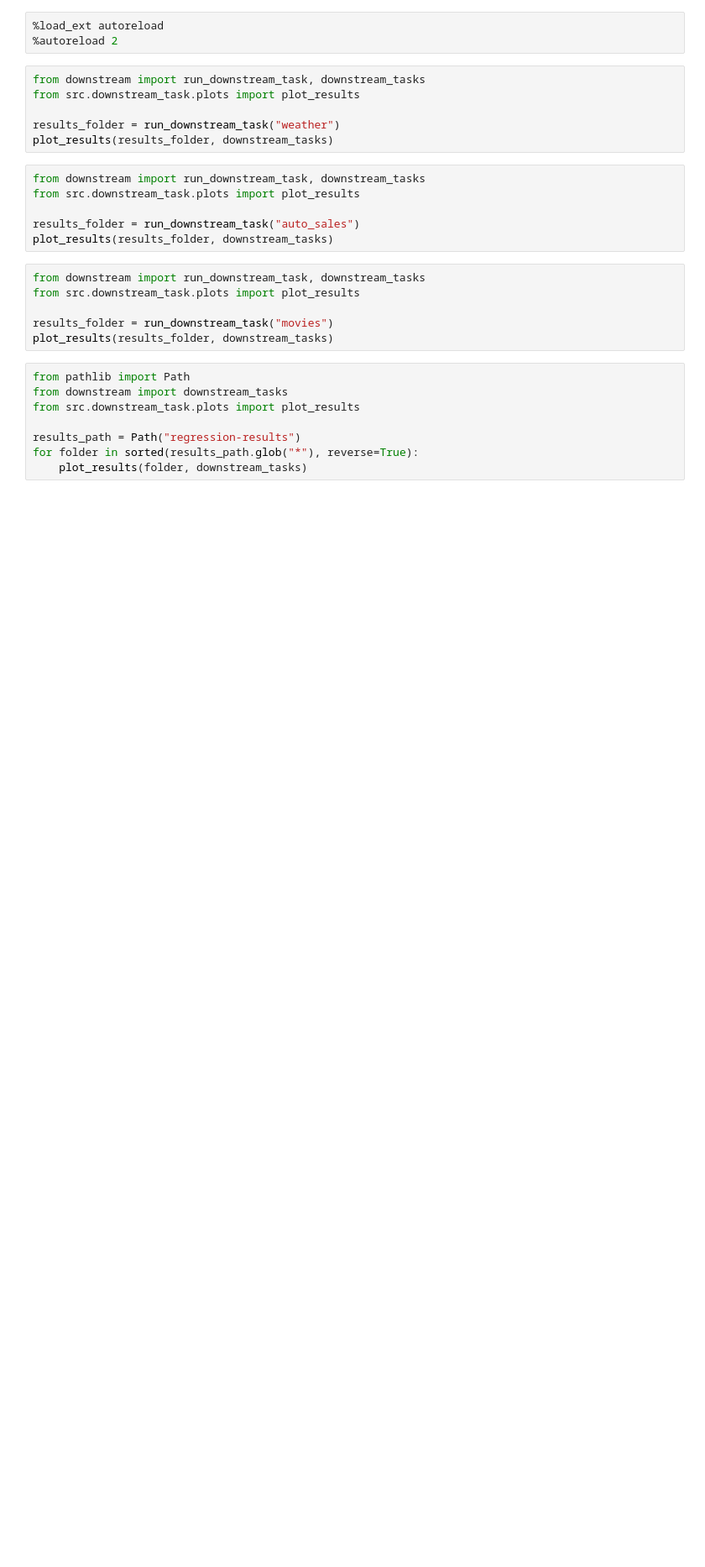
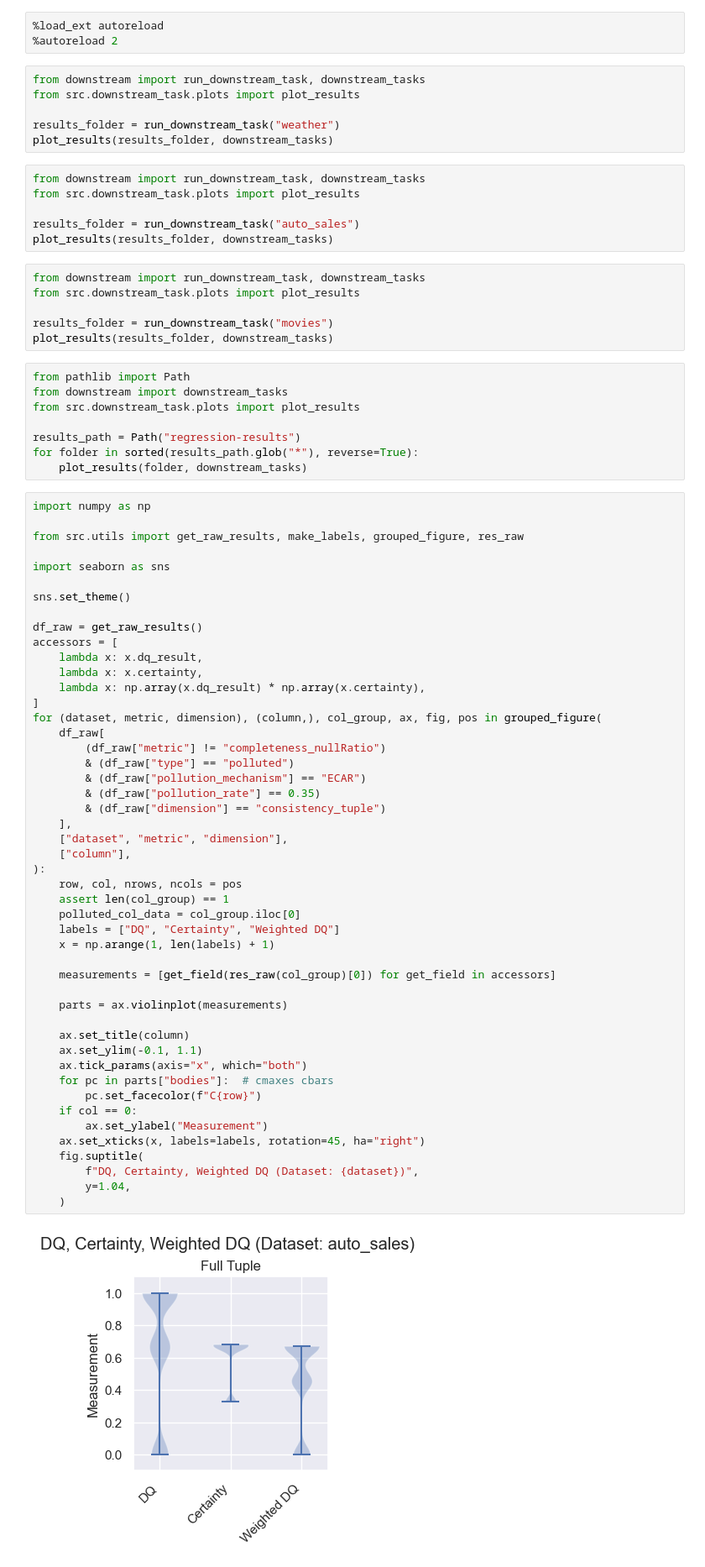
Before and after one commit to jb3rndt/ma-uncertainty-scripts, a Jupyter notebook: regression.ipynb, the cells around one changed output. Shown at 84% size. Cells and saved outputs as stored; diff of their text form; blank space fills up the shorter version.

Commit message:
Add more visualizations

```diff
--- a/regression.ipynb
+++ b/regression.ipynb
@@ -27,3 +27,53 @@ from src.downstream_task.plots import plot_results
 results_path = Path("regression-results")
 for folder in sorted(results_path.glob("*"), reverse=True):
     plot_results(folder, downstream_tasks)
+# %%
+import numpy as np
+
+from src.utils import get_raw_results, make_labels, grouped_figure, res_raw
+
+import seaborn as sns
+
+sns.set_theme()
+
+df_raw = get_raw_results()
+accessors = [
+    lambda x: x.dq_result,
+    lambda x: x.certainty,
+    lambda x: np.array(x.dq_result) * np.array(x.certainty),
+]
+for (dataset, metric, dimension), (column,), col_group, ax, fig, pos in grouped_figure(
+    df_raw[
+        (df_raw["metric"] != "completeness_nullRatio")
+        & (df_raw["type"] == "polluted")
+        & (df_raw["pollution_mechanism"] == "ECAR")
+        & (df_raw["pollution_rate"] == 0.35)
+        & (df_raw["dimension"] == "consistency_tuple")
+    ],
+    ["dataset", "metric", "dimension"],
+    ["column"],
+):
+    row, col, nrows, ncols = pos
+    assert len(col_group) == 1
+    polluted_col_data = col_group.iloc[0]
+    labels = ["DQ", "Certainty", "Weighted DQ"]
+    x = np.arange(1, len(labels) + 1)
+
+    measurements = [get_field(res_raw(col_group)[0]) for get_field in accessors]
+
+    parts = ax.violinplot(measurements)
+
+    ax.set_title(column)
+    ax.set_ylim(-0.1, 1.1)
+    ax.tick_params(axis="x", which="both")
+    for pc in parts["bodies"]:  # cmaxes cbars
+        pc.set_facecolor(f"C{row}")
+    if col == 0:
+        ax.set_ylabel("Measurement")
+    ax.set_xticks(x, labels=labels, rotation=45, ha="right")
+    fig.suptitle(
+        f"DQ, Certainty, Weighted DQ (Dataset: {dataset})",
+        y=1.04,
+    )
+# %% [output]
+[figure, added]
```
Also changed, not shown: parts of 1 cell of this notebook, 1 other file.
